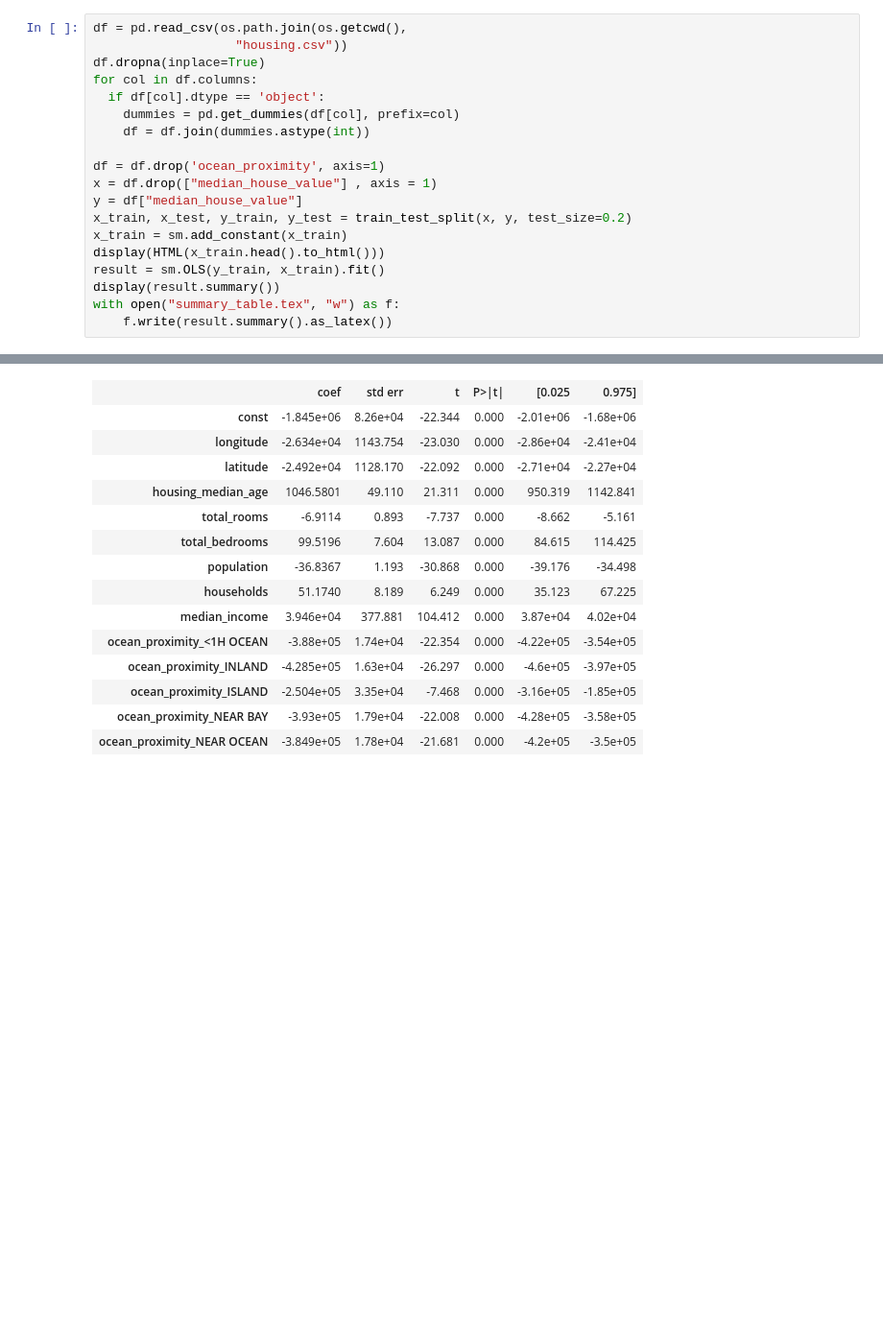
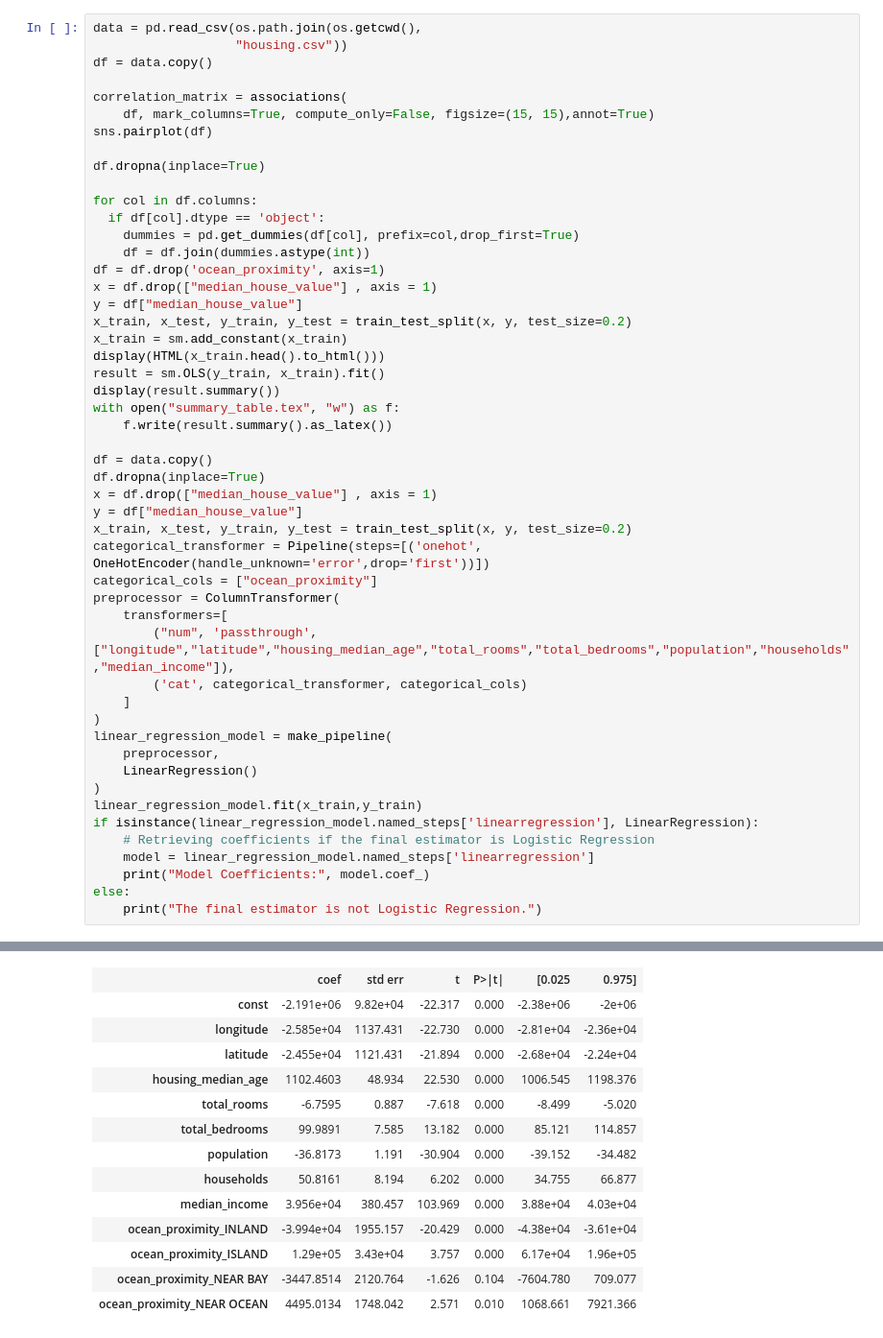
Before and after one commit to Versus-91/blackboxofmachinelearning, a Jupyter notebook: datasets/regression/regression.ipynb, the cells around one changed output, grey strips where cells are left out. Shown at 96% size. Saved outputs shown, nothing was run; the diff lists cells and outputs as text; blank space fills up the shorter version.

```diff
--- a/datasets/regression/regression.ipynb
+++ b/datasets/regression/regression.ipynb
@@ -96,12 +139,18 @@ Notes:
 # %%
-df = pd.read_csv(os.path.join(os.getcwd(),
+data = pd.read_csv(os.path.join(os.getcwd(),
                    "housing.csv"))
+df = data.copy()
+
+correlation_matrix = associations(
+    df, mark_columns=True, compute_only=False, figsize=(15, 15),annot=True)
+sns.pairplot(df)
+
 df.dropna(inplace=True)
+
 for col in df.columns:
   if df[col].dtype == 'object':
-    dummies = pd.get_dummies(df[col], prefix=col)
+    dummies = pd.get_dummies(df[col], prefix=col,drop_first=True)
     df = df.join(dummies.astype(int))
-
 df = df.drop('ocean_proximity', axis=1)
 x = df.drop(["median_house_value"] , axis = 1)
 y = df["median_house_value"]
@@ -112,4 +161,29 @@ result = sm.OLS(y_train, x_train).fit()
 display(result.summary())
 with open("summary_table.tex", "w") as f:
     f.write(result.summary().as_latex())
+
+df = data.copy()
+df.dropna(inplace=True)
+x = df.drop(["median_house_value"] , axis = 1)
+y = df["median_house_value"]
+x_train, x_test, y_train, y_test = train_test_split(x, y, test_size=0.2)
+categorical_transformer = Pipeline(steps=[('onehot', OneHotEncoder(handle_unknown='error',drop='first'))])
+categorical_cols = ["ocean_proximity"]
+preprocessor = ColumnTransformer(
+    transformers=[
+        ("num", 'passthrough', ["longitude","latitude","housing_median_age","total_rooms","total_bedrooms","population","households","median_income"]),
+        ('cat', categorical_transformer, categorical_cols)
+    ]
+)
+linear_regression_model = make_pipeline(
+    preprocessor,
+    LinearRegression()
+)
+linear_regression_model.fit(x_train,y_train)
+if isinstance(linear_regression_model.named_steps['linearregression'], LinearRegression):
+    # Retrieving coefficients if the final estimator is Logistic Regression
+    model = linear_regression_model.named_steps['linearregression']
+    print("Model Coefficients:", model.coef_)
+else:
+    print("The final estimator is not Logistic Regression.")
 # %% [output]
@@ -130,17 +205,16 @@ OLS Regression Results
 | Df Model: | 12 |  |  |
 | Covariance Type: | nonrobust |  |  |
 |  | coef | std err | t | P>|t| | [0.025 | 0.975] |
-| const | -1.845e+06 | 8.26e+04 | -22.344 | 0.000 | -2.01e+06 | -1.68e+06 |
-| longitude | -2.634e+04 | 1143.754 | -23.030 | 0.000 | -2.86e+04 | -2.41e+04 |
-| latitude | -2.492e+04 | 1128.170 | -22.092 | 0.000 | -2.71e+04 | -2.27e+04 |
-| housing_median_age | 1046.5801 | 49.110 | 21.311 | 0.000 | 950.319 | 1142.841 |
-| total_rooms | -6.9114 | 0.893 | -7.737 | 0.000 | -8.662 | -5.161 |
-| total_bedrooms | 99.5196 | 7.604 | 13.087 | 0.000 | 84.615 | 114.425 |
-| population | -36.8367 | 1.193 | -30.868 | 0.000 | -39.176 | -34.498 |
-| households | 51.1740 | 8.189 | 6.249 | 0.000 | 35.123 | 67.225 |
-| median_income | 3.946e+04 | 377.881 | 104.412 | 0.000 | 3.87e+04 | 4.02e+04 |
-| ocean_proximity_<1H OCEAN | -3.88e+05 | 1.74e+04 | -22.354 | 0.000 | -4.22e+05 | -3.54e+05 |
-| ocean_proximity_INLAND | -4.285e+05 | 1.63e+04 | -26.297 | 0.000 | -4.6e+05 | -3.97e+05 |
-| ocean_proximity_ISLAND | -2.504e+05 | 3.35e+04 | -7.468 | 0.000 | -3.16e+05 | -1.85e+05 |
-| ocean_proximity_NEAR BAY | -3.93e+05 | 1.79e+04 | -22.008 | 0.000 | -4.28e+05 | -3.58e+05 |
-| ocean_proximity_NEAR OCEAN | -3.849e+05 | 1.78e+04 | -21.681 | 0.000 | -4.2e+05 | -3.5e+05 |
+| const | -2.191e+06 | 9.82e+04 | -22.317 | 0.000 | -2.38e+06 | -2e+06 |
+| longitude | -2.585e+04 | 1137.431 | -22.730 | 0.000 | -2.81e+04 | -2.36e+04 |
+| latitude | -2.455e+04 | 1121.431 | -21.894 | 0.000 | -2.68e+04 | -2.24e+04 |
+| housing_median_age | 1102.4603 | 48.934 | 22.530 | 0.000 | 1006.545 | 1198.376 |
+| total_rooms | -6.7595 | 0.887 | -7.618 | 0.000 | -8.499 | -5.020 |
+| total_bedrooms | 99.9891 | 7.585 | 13.182 | 0.000 | 85.121 | 114.857 |
+| population | -36.8173 | 1.191 | -30.904 | 0.000 | -39.152 | -34.482 |
+| households | 50.8161 | 8.194 | 6.202 | 0.000 | 34.755 | 66.877 |
+| median_income | 3.956e+04 | 380.457 | 103.969 | 0.000 | 3.88e+04 | 4.03e+04 |
+| ocean_proximity_INLAND | -3.994e+04 | 1955.157 | -20.429 | 0.000 | -4.38e+04 | -3.61e+04 |
+| ocean_proximity_ISLAND | 1.29e+05 | 3.43e+04 | 3.757 | 0.000 | 6.17e+04 | 1.96e+05 |
+| ocean_proximity_NEAR BAY | -3447.8514 | 2120.764 | -1.626 | 0.104 | -7604.780 | 709.077 |
+| ocean_proximity_NEAR OCEAN | 4495.0134 | 1748.042 | 2.571 | 0.010 | 1068.661 | 7921.366 |
```
Also changed, not shown: parts of 6 cells of this notebook, 15 other files.
